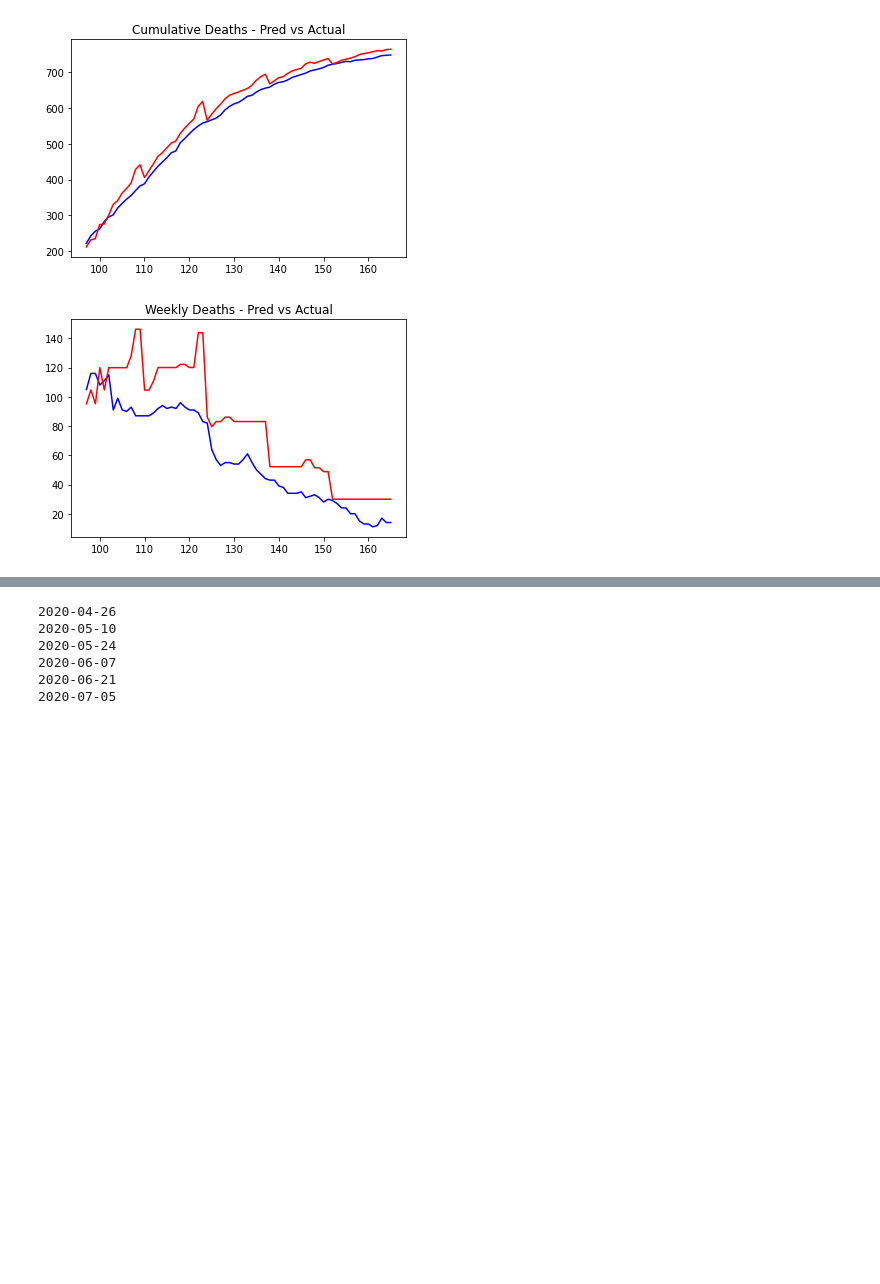
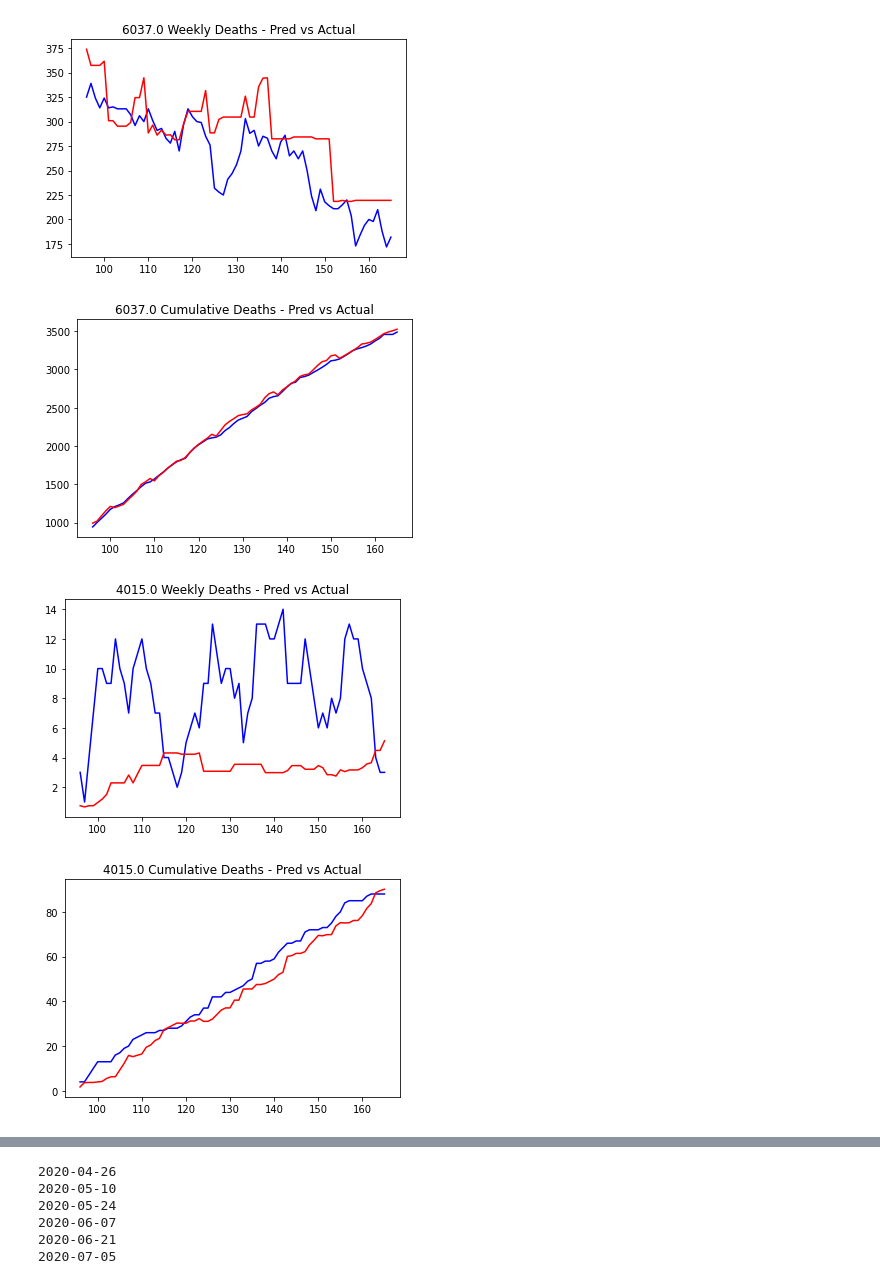
Before and after one commit to sakethsundar/covid-forecaster, a Jupyter notebook: Forecaster_v2.ipynb, the cells around one changed output, grey strips where cells are left out. Cells and saved outputs as stored; diff of their text form; code cells hidden in the pictures; blank space fills up the shorter version.

```diff
--- a/Forecaster_v2.ipynb
+++ b/Forecaster_v2.ipynb
@@ -279,6 +280,7 @@ countyFIPS = US_Deaths_Cases_df["FIPS"].unique()
 
 num_weeks=int((max_day-min_day)/7)
 print("number of weeks : " , num_weeks)
+#prediction_days_arr = [7,14,21,28]
 #prediction_days = 7   # one week  train , tune and forecast
 prediction_days = 14 # two weks train , tune and forecast
 #prediction_days = 14 # three weks train , tune and forecast
@@ -376,6 +378,17 @@ for week_num in range(num_weeks):
     predicted_df["Forecast_Day"] =  (covid_start_date + timedelta(days=(predict_start_week_day-1))).strftime("%Y-%m-%d")
     predicted_df["Predicted_Weekly_Deaths"] = Y_predict_week
     predicted_df["Predicted_Cumulative_Deaths"] = predicted_df["Predicted_Weekly_Deaths"]  + predict_week_df["Past_Week_Cumulative_Deaths"]
+
+    pwcdArray = predicted_df["Predicted_Cumulative_Deaths"]
+    fipsArray = predicted_df['FIPS'].to_numpy()
+    for index, row in predicted_df.iterrows():
+        countyFIPS = row['FIPS']
+        if (row["Days"] - predict_start_week_day > 6) and FIPS == countyFIPS and fipsArray[row["Days"]-7] == FIPS :
+            past_week_cum_deaths = pwcdArray[row["Days"]-7]
+            predicted_df.at[index, 'Predicted_Cumulative_Deaths'] = row["Predicted_Weekly_Deaths"] + past_week_cum_deaths
+        else:
+            FIPS = row['FIPS']
+
     predicted_df_all_days = pd.concat([predicted_df_all_days, predicted_df])
 
     print(week_num , ":",  alpha_with_max_r2score , ":", max_r2score, ":", predict_score)
@@ -408,24 +421,29 @@ train: 138 : 152  tune: 152 : 166  predict: 166 : 180
 # %%
 import matplotlib.pyplot as plt
 %matplotlib inline
-Deaths_Cases_df = US_Deaths_Cases_df[(US_Deaths_Cases_df["FIPS"] == 24031.0) & (US_Deaths_Cases_df["Days"] > 96) & (US_Deaths_Cases_df["Days"] < 166)]
-predicted_df_90 = predicted_df_all_days[(predicted_df_all_days["FIPS"] == 24031.0) & (predicted_df_all_days["Days"] > 96) & (predicted_df_all_days["Days"] < 166)]
-x = Deaths_Cases_df["Days"]
-z= predicted_df_90["Predicted_Cumulative_Deaths"]
-y = Deaths_Cases_df["Cumulative_Deaths"]
-plt.title("Cumulative Deaths - Pred vs Actual")
-plt.plot(x, y, "-b", label="actual")
+FIPS = [6037.0, 4015.0, 4013.0, 36059.0]
 
-plt.plot(x, z, "-r", label="predicted")
-plt.show()
+for f in FIPS:
+    Deaths_Cases_df = US_Deaths_Cases_df[(US_Deaths_Cases_df["FIPS"] == f) & (US_Deaths_Cases_df["Days"] >= 96) & (US_Deaths_Cases_df["Days"] < 166)]
+    predicted_df_90 = predicted_df_all_days[(predicted_df_all_days["FIPS"] == f) & (predicted_df_all_days["Days"] >= 96) & (predicted_df_all_days["Days"] < 166)]
 
-x = Deaths_Cases_df["Days"]
-z= predicted_df_90["Predicted_Weekly_Deaths"]
-y = Deaths_Cases_df["Weekly_Deaths"]
-plt.title("Weekly Deaths - Pred vs Actual")
-plt.plot(x, y, "-b", label="actual")
-plt.plot(x, z, "-r", label="predicted")
-plt.show()
+    x = Deaths_Cases_df["Days"]
+    z= predicted_df_90["Predicted_Weekly_Deaths"]
+    y = Deaths_Cases_df["Weekly_Deaths"]
+    plt.title(str(f) +" Weekly Deaths - Pred vs Actual")
+    plt.plot(x, y, "-b", label="actual")
+    plt.plot(x, z, "-r", label="predicted")
+    plt.show()
+
+    x = Deaths_Cases_df["Days"]
+    z= predicted_df_90["Predicted_Cumulative_Deaths"]
+    y = Deaths_Cases_df["Cumulative_Deaths"]
+    plt.title(str(f) +" Cumulative Deaths - Pred vs Actual")
+    plt.plot(x, y, "-b", label="actual")
+    plt.plot(x, z, "-r", label="predicted")
+    plt.show()
 # %% [output]
-[figure, old version]
+[figure, new version]
-[figure, old version]
+[figure, new version]
+[figure, added]
+[figure, added]
```
Also changed, not shown: parts of 6 cells of this notebook, 23 other files.
